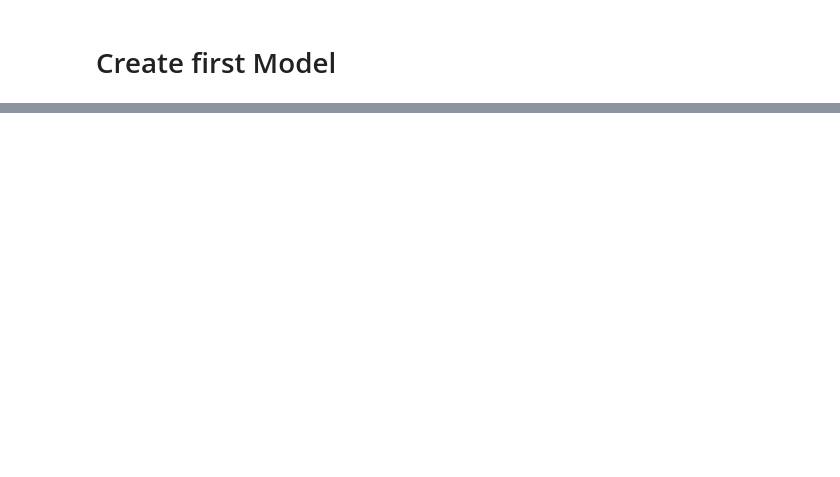
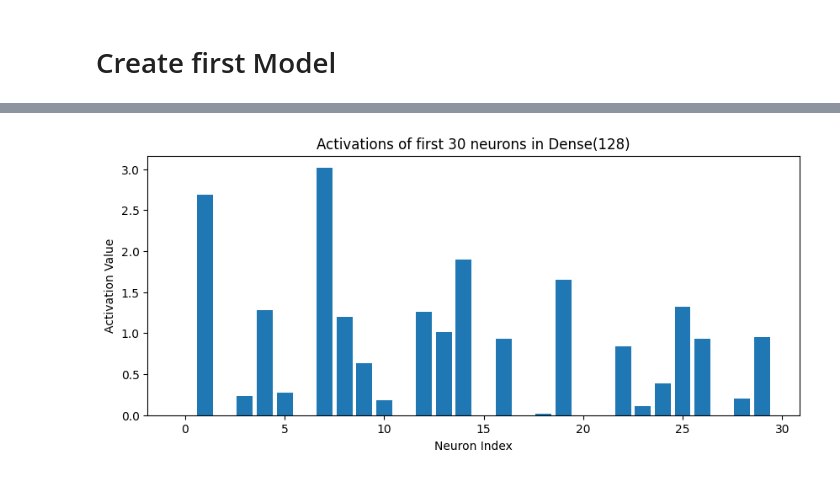
Before and after one commit to balajivijayakumar1994/mlnotebook, a Jupyter notebook: FirstNeural.ipynb, the cells around one changed output, grey strips where cells are left out. Drawn from its saved outputs; the diff is of its cells as text; code cells hidden in the pictures; blank space fills up the shorter version.

```diff
--- a/FirstNeural.ipynb
+++ b/FirstNeural.ipynb
@@ -46,0 +103,41 @@ Test accuracy: 0.98
+# %%
+import tensorflow as tf
+from tensorflow.keras.datasets import mnist
+from tensorflow.keras.models import Model
+from tensorflow.keras.layers import Dense, Input
+import matplotlib.pyplot as plt
+
+# 1. Load and preprocess data
+(x_train, y_train), (x_test, y_test) = mnist.load_data()
+x_train = x_train.reshape(-1, 784).astype("float32") / 255.0
+x_test = x_test.reshape(-1, 784).astype("float32") / 255.0
+
+# 2. Build the model using Functional API (this is the trick!)
+inputs = Input(shape=(784,))
+x = Dense(128, activation='relu')(inputs)
+outputs = Dense(10, activation='softmax')(x)
+
+model = Model(inputs=inputs, outputs=outputs)
+
+# 3. Compile and train
+model.compile(optimizer='adam',
+              loss='sparse_categorical_crossentropy',
+              metrics=['accuracy'])
+model.fit(x_train, y_train, epochs=3, batch_size=64)
+
+# 4. Build an activation model that outputs from all layers
+activation_model = Model(inputs=model.input, outputs=[layer.output for layer in model.layers])
+
+# 5. Pass one test image to get activations
+test_img = x_test[0].reshape(1, 784)
+activations = activation_model.predict(test_img)
+
+# 6. Visualize first 30 neuron activations from first dense layer
+first_layer_activation = activations[1]  # layer 1 is Dense(128)
+plt.figure(figsize=(10, 4))
+plt.bar(range(30), first_layer_activation[0][:30])
+plt.title("Activations of first 30 neurons in Dense(128)")
+plt.xlabel("Neuron Index")
+plt.ylabel("Activation Value")
+plt.show()
+# %% [output]
@@ -46,0 +151 @@ Test accuracy: 0.98
+[figure, added]
```
Also changed, not shown: parts of 7 cells of this notebook.
